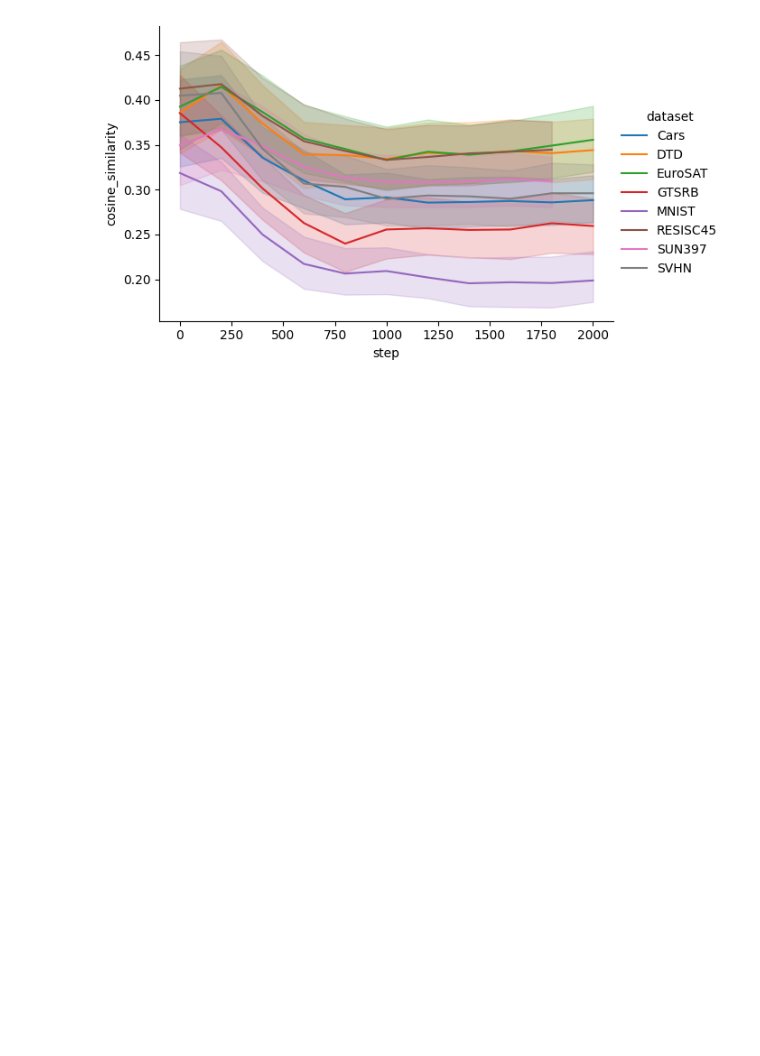
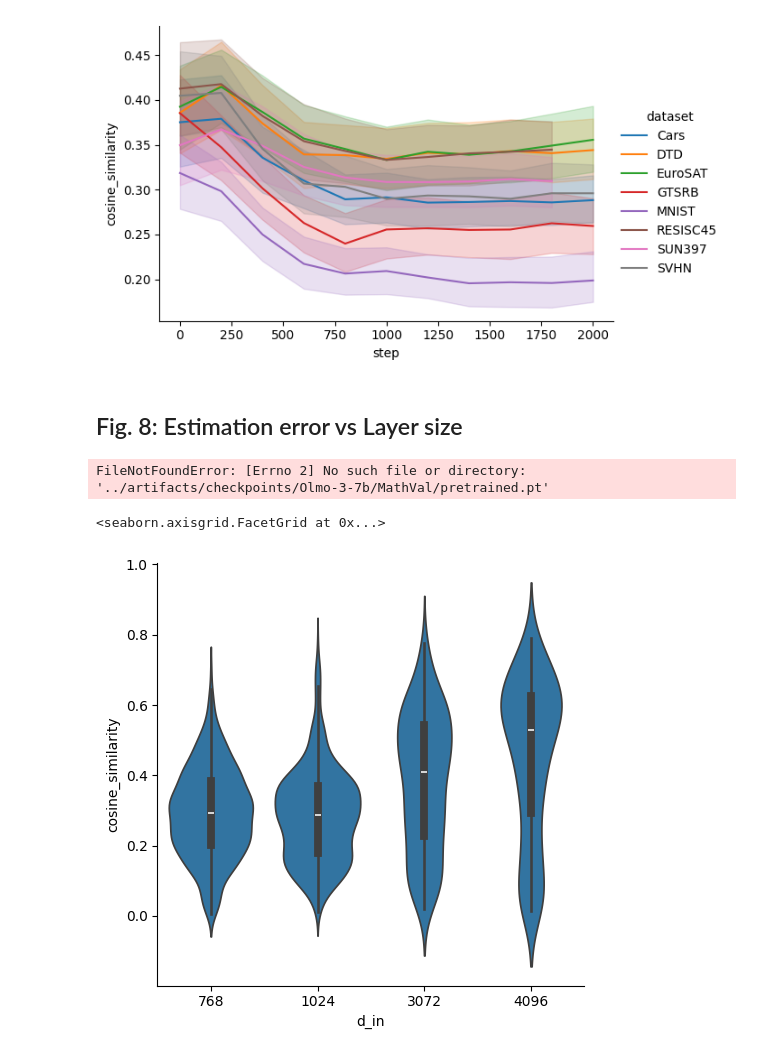
Before and after one commit to marawangamal/actmat, a Jupyter notebook: scripts/analysis.ipynb, the cells around one changed output. Drawn from its saved outputs; the diff is of its cells as text; code cells hidden in the pictures; blank space fills up the shorter version.

```diff
--- a/scripts/analysis.ipynb
+++ b/scripts/analysis.ipynb
@@ -924,3 +927,81 @@ sns.relplot(
 # %% [output]
 <seaborn.axisgrid.FacetGrid at 0x...>
 [figure]
+# %% [markdown]
+## Fig. 8: Estimation error vs Layer size
+# %%
+import torch
+import os
+import pandas as pd
+from tqdm import tqdm
+import sys
+
+sys.path.append("..")
+from src import mhap, mhas
+from src.vision.task_vectors import NonLinearTaskVector
+
+
+def cosine_similarity(a: torch.Tensor, b: torch.Tensor) -> torch.Tensor:
+    return torch.dot(a.flatten(), b.flatten()) / (a.norm() * b.norm())
+
+
+# model = "ViT-B-16"
+
+
+datasets = [
+    # "Cars",
+    # "DTD",
+    # "EuroSAT",
+    # "GTSRB",
+    # "MNIST",
+    # "RESISC45",
+    # "SUN397",
+    # "SVHN",
+    # Olmo
+    "Math",
+    "Code",
+    "IF",
+]
+
+# rows = []
+for d in tqdm(datasets, desc="datasets"):
+    # for model in ["ViT-B-16", "ViT-B-32", "ViT-L-14"]:
+    for model in ["Olmo-3-7b"]:
+        checkpoints_dir = f"../artifacts/checkpoints/{model}"
+        task_dir = os.path.join(checkpoints_dir, d + "Val")
+        tv = NonLinearTaskVector(checkpoint_dir=task_dir)
+        copy_fn = mhas.copy_from_pytorch_state_dict
+        d_t = tv.map(copy_fn).vector
+        c_t = torch.load(os.path.join(task_dir, "covariance.pt"))
+
+        for layer in c_t:
+            if layer.endswith("_n"):
+                continue
+            km = layer.replace("image_encoder.", "") + ".weight"
+
+            if km in d_t and max(d_t[km].shape) < 20_000:
+                # print(d_t[km].shape)
+                rows.append(
+                    {
+                        "model": model,
+                        "dataset": d,
+                        "layer_name": layer,
+                        "d_in": d_t[km].shape[1],
+                        "d_out": d_t[km].shape[0],
+                        "cosine_similarity": cosine_similarity(
+                            c_t[layer], d_t[km].T @ d_t[km]
+                        ).item(),
+                    }
+                )
+
+# df = pd.DataFrame(rows)
+# %% [output]
+FileNotFoundError: [Errno 2] No such file or directory: '../artifacts/checkpoints/Olmo-3-7b/MathVal/pretrained.pt'
+# %%
+import seaborn as sns
+
+df["params"] = df["d_out"] * df["d_in"]
+sns.catplot(df, x="d_in", y="cosine_similarity", kind="violin")
+# %% [output]
+<seaborn.axisgrid.FacetGrid at 0x...>
+[figure, added]
```
Also changed, not shown: parts of 5 cells of this notebook, 41 other files.
